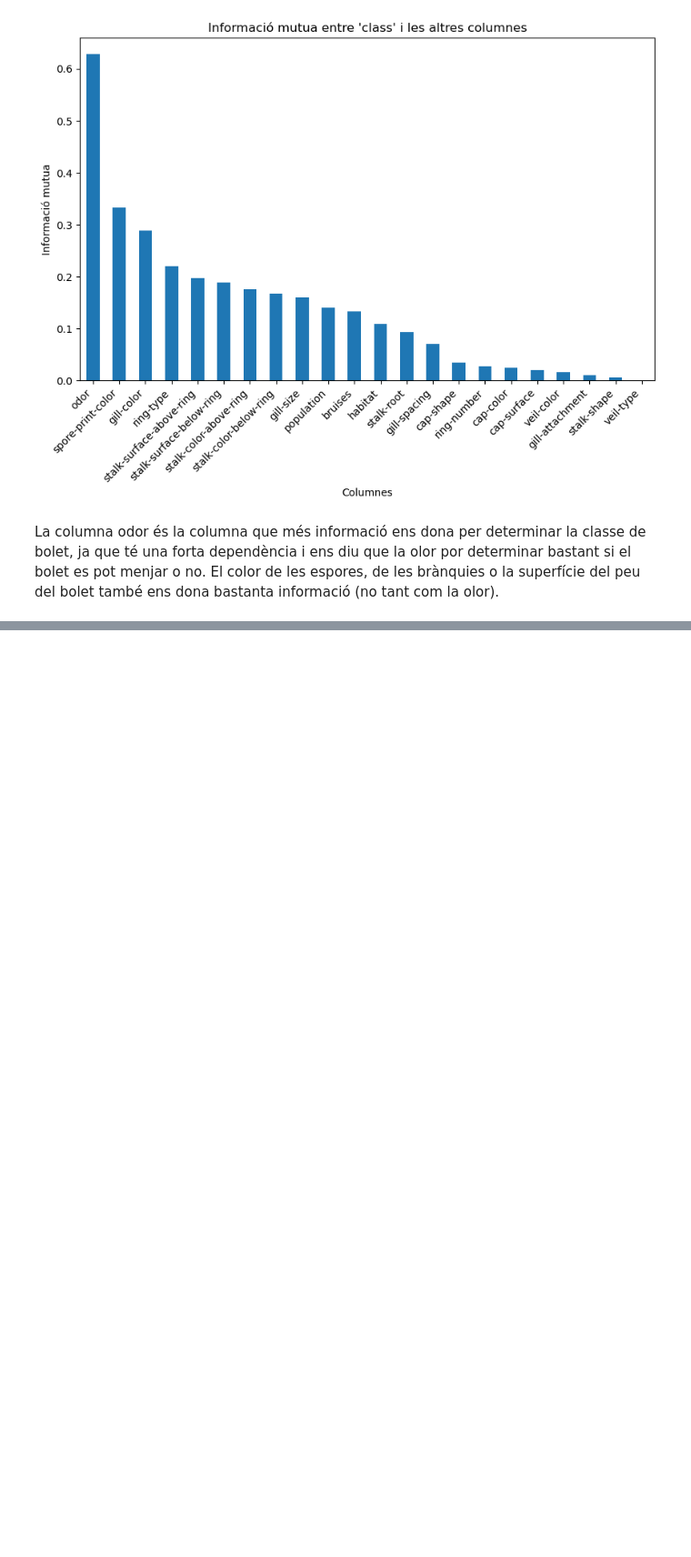
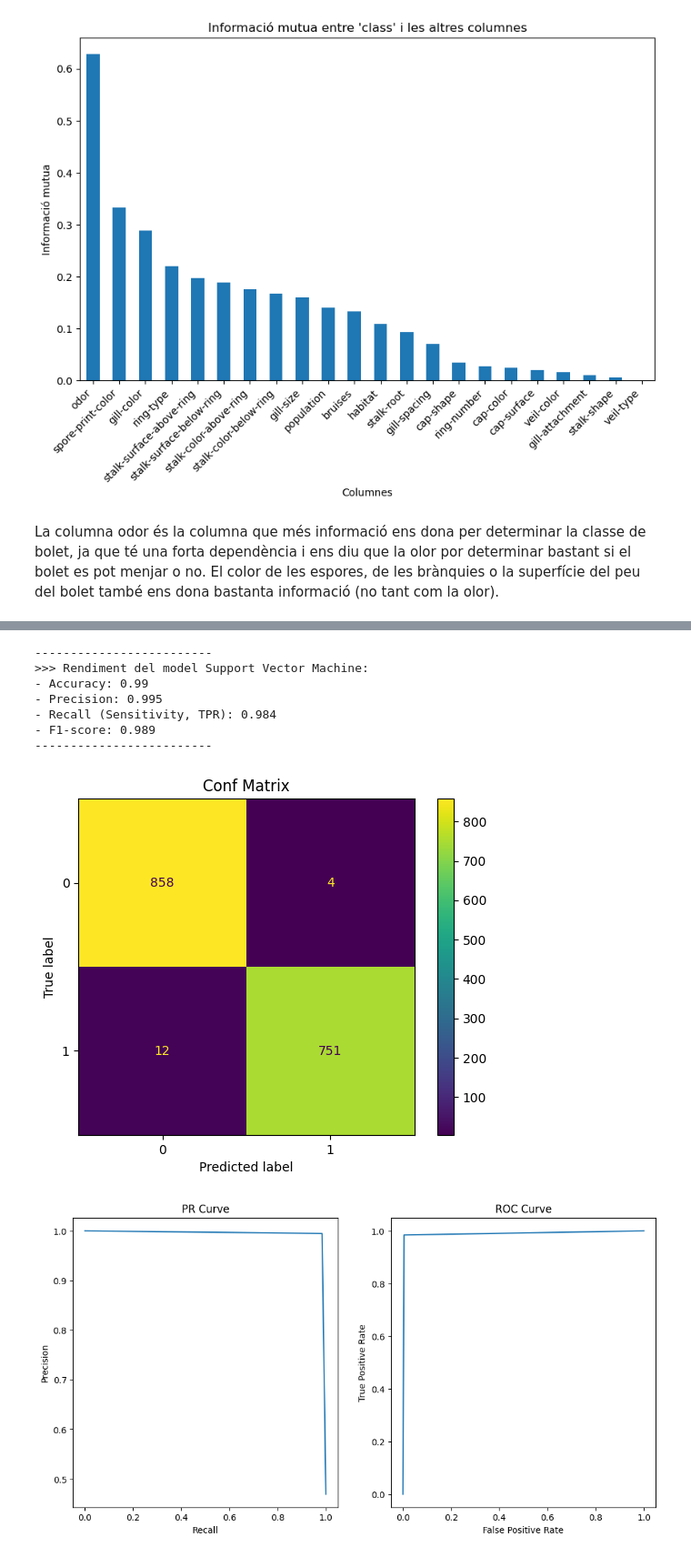
Before and after one commit to NIU1669682/Cas-Kaggle-2, a Jupyter notebook: Classificador de bolets.ipynb, the cells around one changed output, grey strips where cells are left out. Shown at 91% size. Drawn from its saved outputs; the diff is of its cells as text; code cells hidden in the pictures; blank space fills up the shorter version.

```diff
--- a/Classificador de bolets.ipynb
+++ b/Classificador de bolets.ipynb
@@ -132,0 +217,15 @@ La columna odor és la columna que més informació ens dona per determinar la c
+# %%
+svm = SVC()
+svm.fit(X=X_train, y=y_train)
+svmPredictions = svm.predict(X=X_test)
+performanceIndividual(y_test, svmPredictions, "Support Vector Machine")
+# %% [output]
+-------------------------
+>>> Rendiment del model Support Vector Machine:
+- Accuracy: 0.99
+- Precision: 0.995
+- Recall (Sensitivity, TPR): 0.984
+- F1-score: 0.989
+-------------------------
+[figure, added]
+[figure, added]
```
Also changed, not shown: parts of 18 cells of this notebook.
